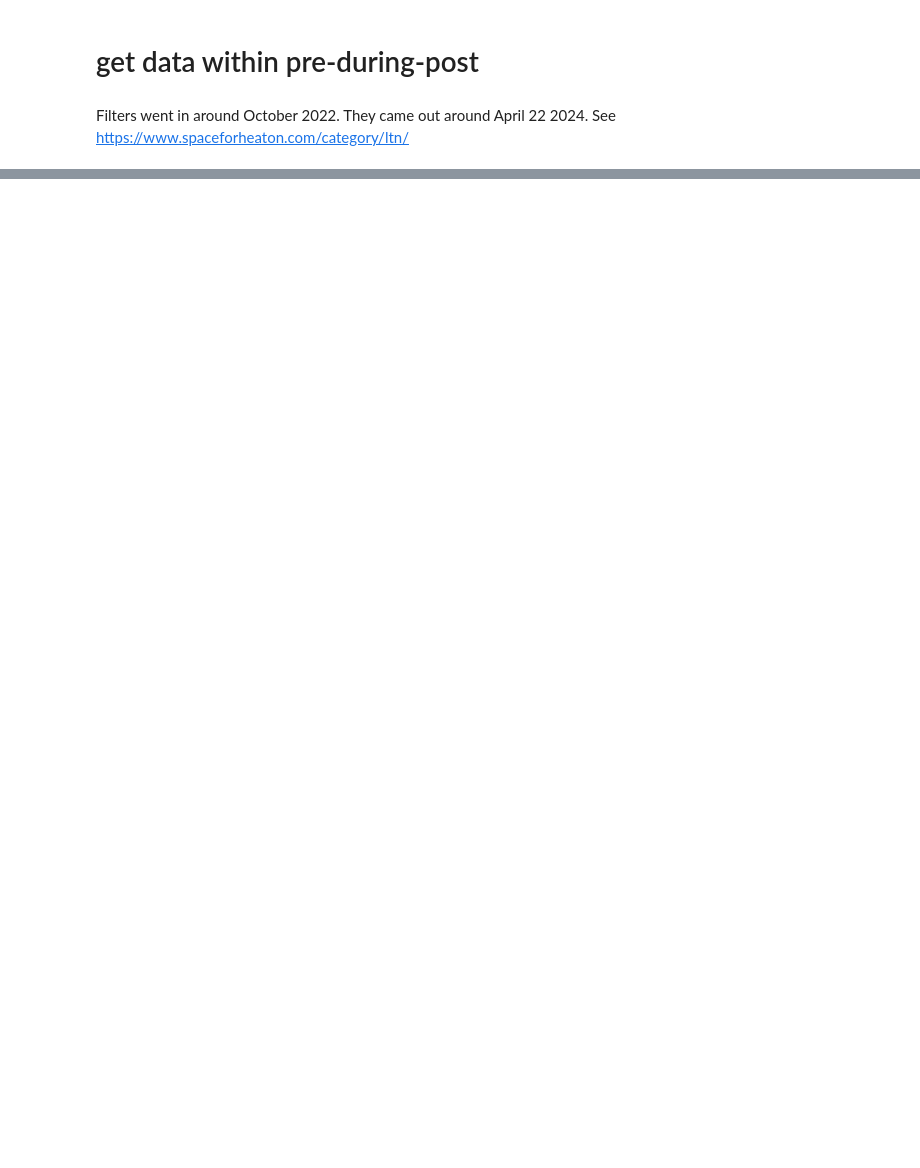
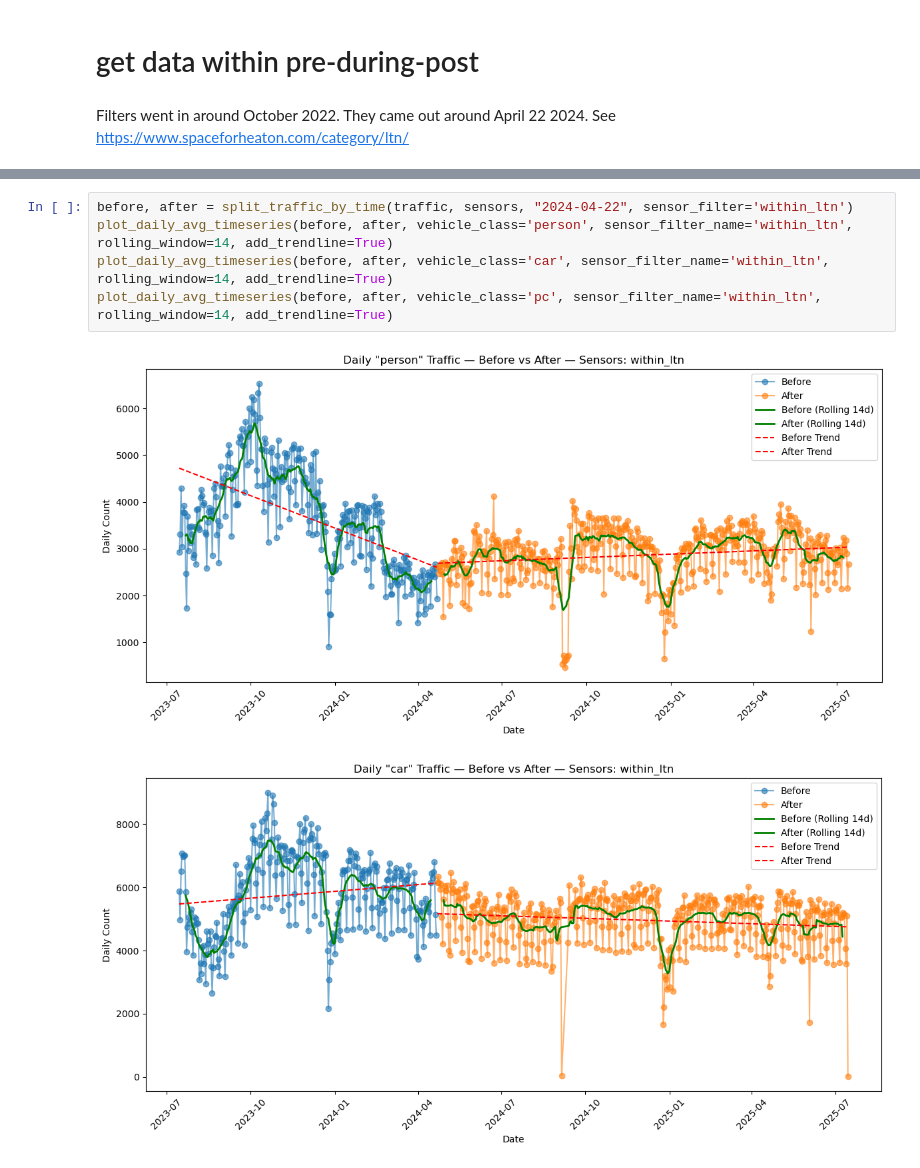
Before and after one commit to Froguin99/heaton-ltn, a Jupyter notebook: code/ltn_study.ipynb, the cells around one changed output, grey strips where cells are left out. Cells and saved outputs as stored; diff of their text form; blank space fills up the shorter version.

```diff
--- a/code/ltn_study.ipynb
+++ b/code/ltn_study.ipynb
@@ -131,0 +310,8 @@ plt.show()
+# %%
+before, after = split_traffic_by_time(traffic, sensors, "2024-04-22", sensor_filter='within_ltn')
+plot_daily_avg_timeseries(before, after, vehicle_class='person', sensor_filter_name='within_ltn', rolling_window=14, add_trendline=True)
+plot_daily_avg_timeseries(before, after, vehicle_class='car', sensor_filter_name='within_ltn',  rolling_window=14, add_trendline=True)
+plot_daily_avg_timeseries(before, after, vehicle_class='pc', sensor_filter_name='within_ltn',  rolling_window=14, add_trendline=True)
+# %% [output]
+[figure, added]
+[figure, added]
```
Also changed, not shown: parts of 18 cells of this notebook.
